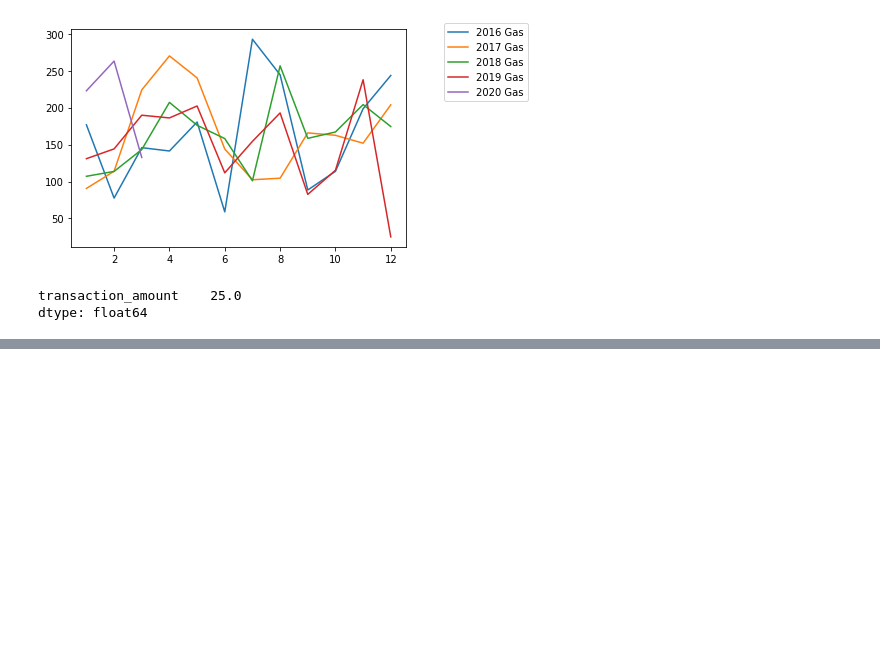
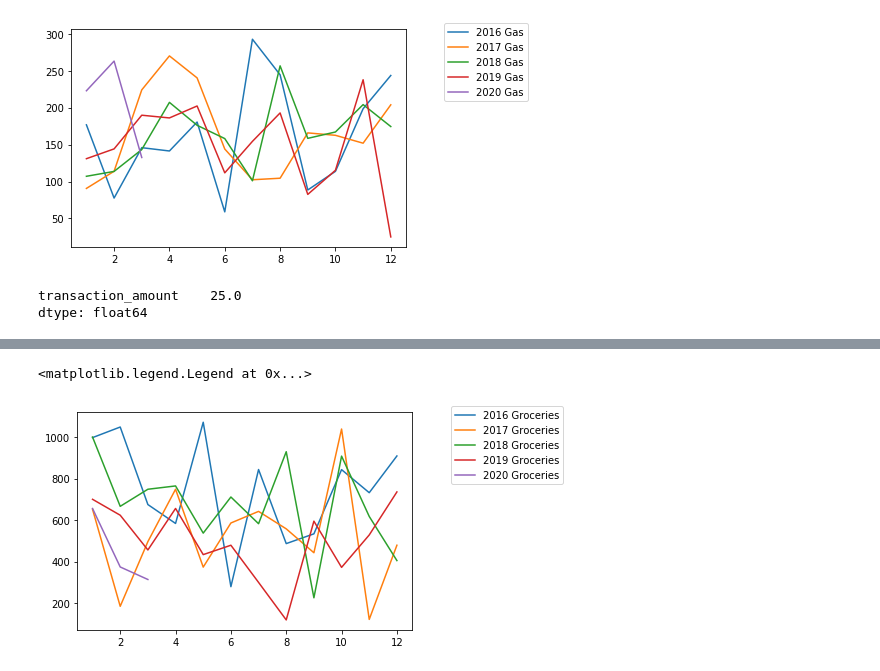
Before and after one commit to josephburton06/python_practice, a Jupyter notebook: checkbook_analysis.ipynb, the cells around one changed output, grey strips where cells are left out. Cells and saved outputs as stored; diff of their text form; code cells hidden in the pictures; blank space fills up the shorter version.

```diff
--- a/checkbook_analysis.ipynb
+++ b/checkbook_analysis.ipynb
@@ -95,0 +128,10 @@ dtype: float64
+# %%
+prev_years_groceries = df[(df.transaction_type_desc == 'Groceries')]
+prev_years_groceries['transaction_amount'] = prev_years_groceries['transaction_amount'].abs()
+ax = plt.subplot(111)
+for year in list(prev_years_groceries.year.unique()):
+    plt.plot(prev_years_groceries[['month','transaction_amount']][prev_years_groceries.year == year].groupby('month').sum(), label=str(year) + ' Groceries')
+ax.legend(bbox_to_anchor=(1.1, 1.05))
+# %% [output]
+<matplotlib.legend.Legend at 0x...>
+[figure, added]
```
Also changed, not shown: parts of 6 cells of this notebook.
